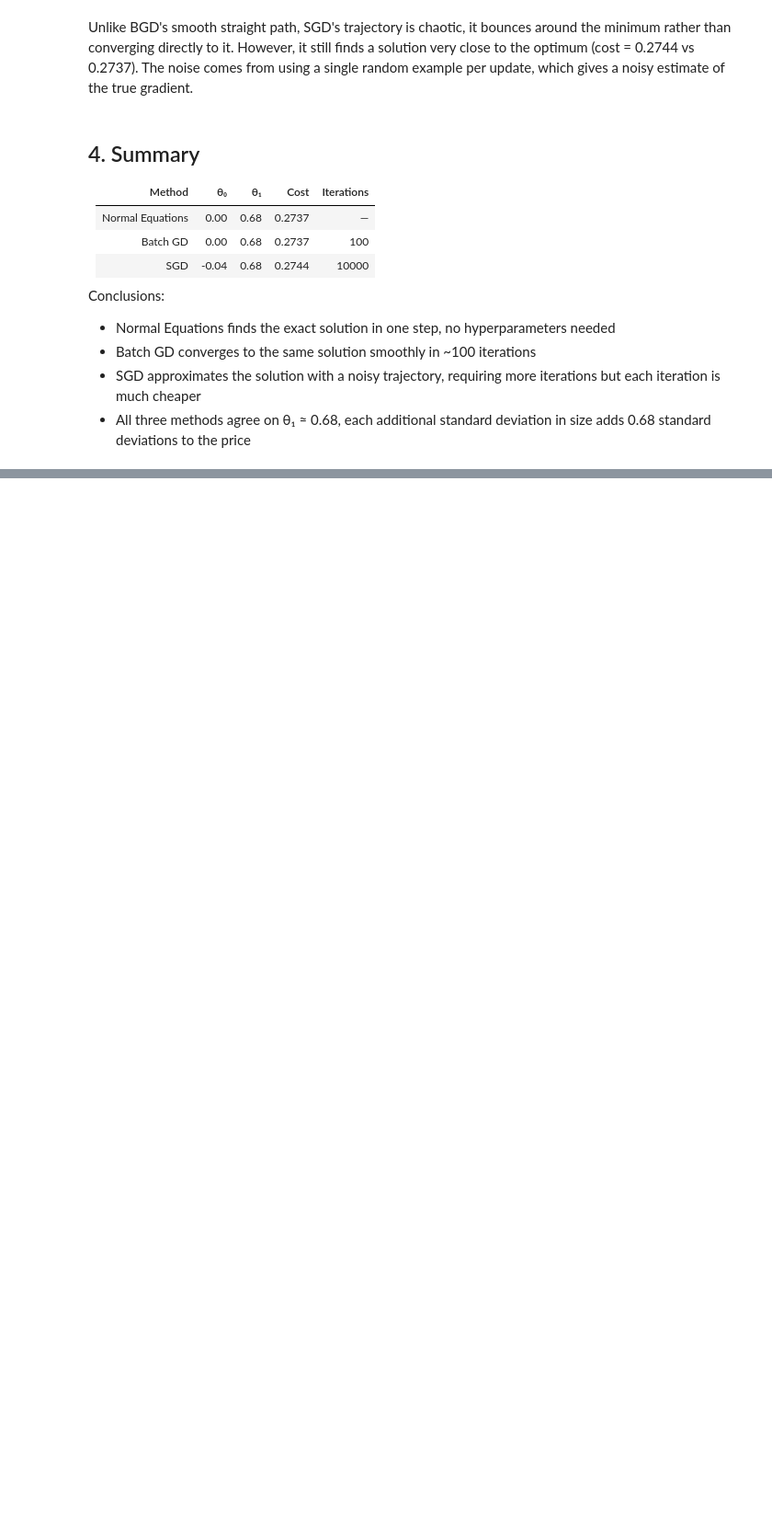
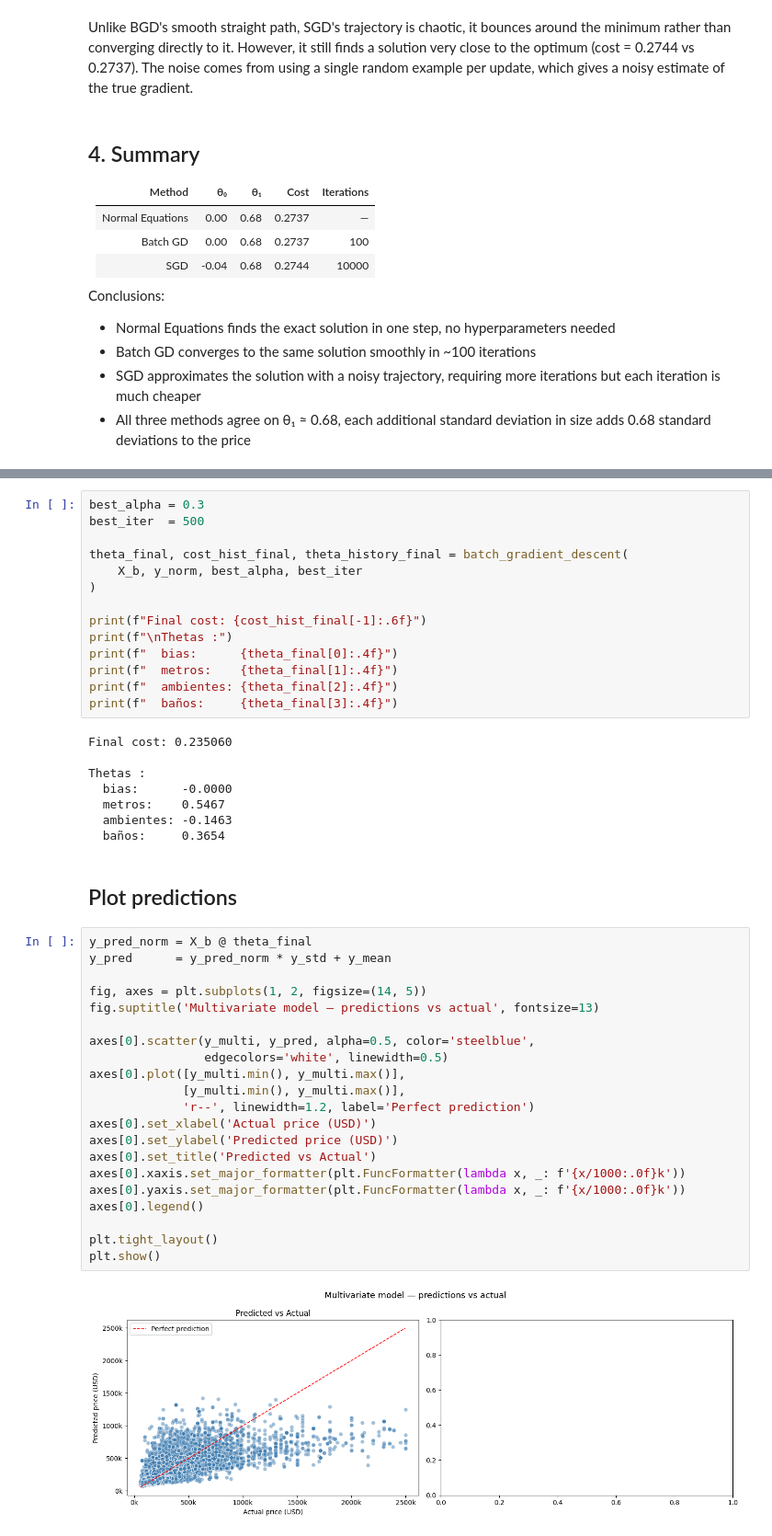
Before and after one commit to FacundoBerthet/CS299-stanford-2018-autumn, a Jupyter notebook: models/01_linear_regression.ipynb, the cells around one changed output, grey strips where cells are left out. Shown at 92% size. Cells and saved outputs as stored; diff of their text form; blank space fills up the shorter version.

```diff
--- a/models/01_linear_regression.ipynb
+++ b/models/01_linear_regression.ipynb
@@ -585,0 +652,47 @@ Conclusions:
+# %%
+best_alpha = 0.3
+best_iter  = 500
+
+theta_final, cost_hist_final, theta_history_final = batch_gradient_descent(
+    X_b, y_norm, best_alpha, best_iter
+)
+
+print(f"Final cost: {cost_hist_final[-1]:.6f}")
+print(f"\nThetas :")
+print(f"  bias:      {theta_final[0]:.4f}")
+print(f"  metros:    {theta_final[1]:.4f}")
+print(f"  ambientes: {theta_final[2]:.4f}")
+print(f"  baños:     {theta_final[3]:.4f}")
+# %% [output]
+Final cost: 0.235060
+
+Thetas :
+  bias:      -0.0000
+  metros:    0.5467
+  ambientes: -0.1463
+  baños:     0.3654
+# %% [markdown]
+## Plot predictions
+# %%
+y_pred_norm = X_b @ theta_final
+y_pred      = y_pred_norm * y_std + y_mean
+
+fig, axes = plt.subplots(1, 2, figsize=(14, 5))
+fig.suptitle('Multivariate model — predictions vs actual', fontsize=13)
+
+axes[0].scatter(y_multi, y_pred, alpha=0.5, color='steelblue',
+                edgecolors='white', linewidth=0.5)
+axes[0].plot([y_multi.min(), y_multi.max()],
+             [y_multi.min(), y_multi.max()],
+             'r--', linewidth=1.2, label='Perfect prediction')
+axes[0].set_xlabel('Actual price (USD)')
+axes[0].set_ylabel('Predicted price (USD)')
+axes[0].set_title('Predicted vs Actual')
+axes[0].xaxis.set_major_formatter(plt.FuncFormatter(lambda x, _: f'{x/1000:.0f}k'))
+axes[0].yaxis.set_major_formatter(plt.FuncFormatter(lambda x, _: f'{x/1000:.0f}k'))
+axes[0].legend()
+
+plt.tight_layout()
+plt.show()
+# %% [output]
+[figure, added]
```
Also changed, not shown: parts of 7 cells of this notebook.
